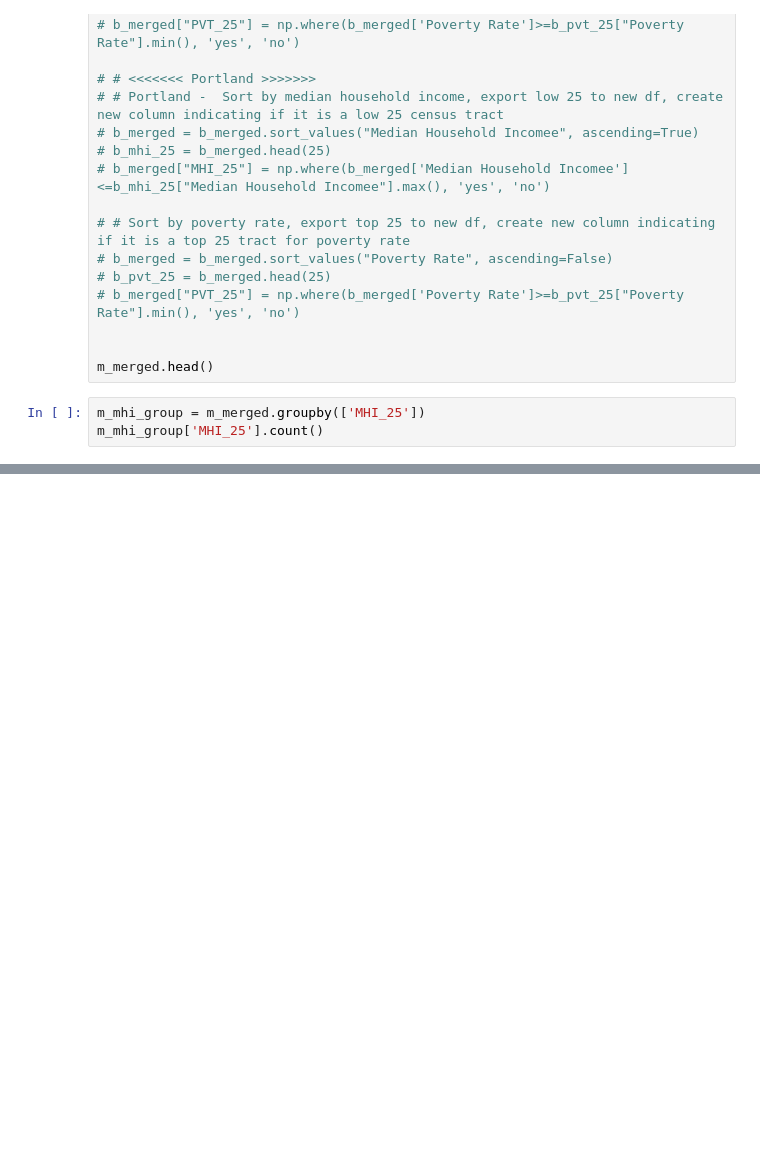
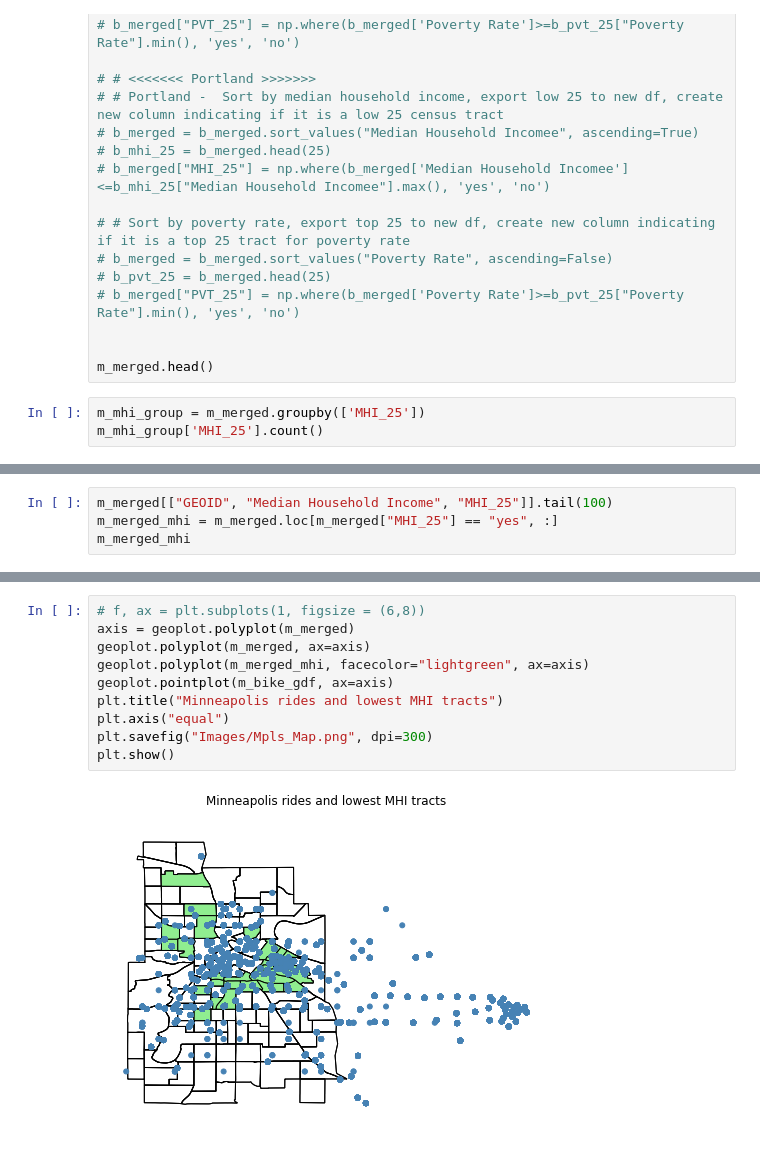
Before and after one commit to micahvandersteen/Bootcamp_Project_1_BikeShare_Analysis, a Jupyter notebook: Census_API_Playground.ipynb, the cells around one changed output, grey strips where cells are left out. Drawn from its saved outputs; the diff is of its cells as text; blank space fills up the shorter version.

```diff
--- a/Census_API_Playground.ipynb
+++ b/Census_API_Playground.ipynb
@@ -198,0 +244,4 @@ m_mhi_group['MHI_25'].count()
+# %%
+m_merged[["GEOID", "Median Household Income", "MHI_25"]].tail(100)
+m_merged_mhi = m_merged.loc[m_merged["MHI_25"] == "yes", :]
+m_merged_mhi
@@ -198,0 +267,12 @@ m_mhi_group['MHI_25'].count()
+# %%
+# f, ax = plt.subplots(1, figsize = (6,8))
+axis = geoplot.polyplot(m_merged)
+geoplot.polyplot(m_merged, ax=axis)
+geoplot.polyplot(m_merged_mhi, facecolor="lightgreen", ax=axis)
+geoplot.pointplot(m_bike_gdf, ax=axis)
+plt.title("Minneapolis rides and lowest MHI tracts")
+plt.axis("equal")
+plt.savefig("Images/Mpls_Map.png", dpi=300)
+plt.show()
+# %% [output]
+[figure, added]
```
Also changed, not shown: parts of 3 cells of this notebook, 5 other files.
